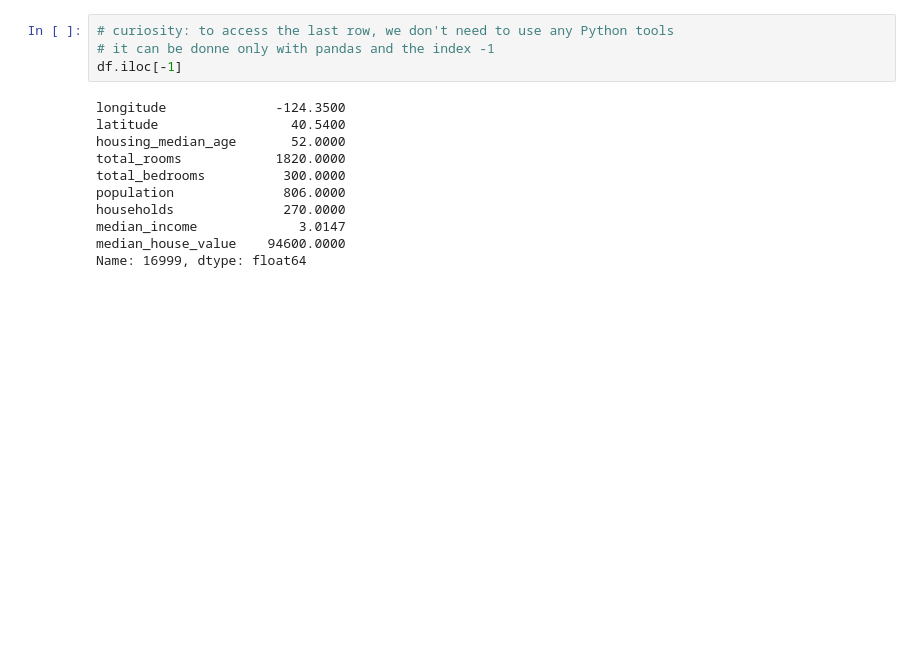
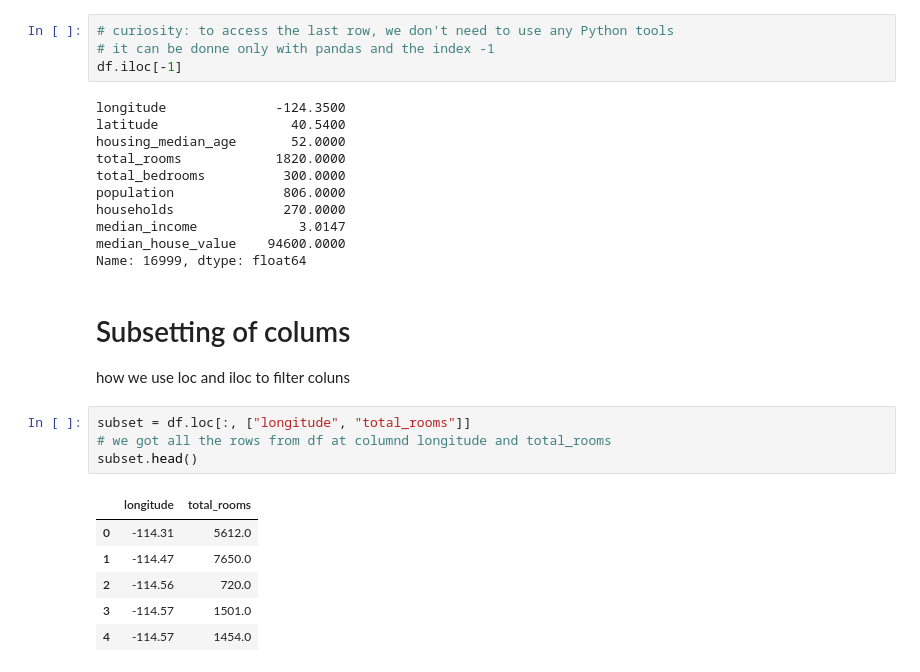
Before and after one commit to eduardagoulart/pandas_study, a Jupyter notebook: datas.ipynb, the cells around one changed output. Drawn from its saved outputs; the diff is of its cells as text; blank space fills up the shorter version.

```diff
--- a/datas.ipynb
+++ b/datas.ipynb
@@ -239,3 +239,18 @@ households              270.0000
 median_income             3.0147
 median_house_value    94600.0000
 Name: 16999, dtype: float64
+# %% [markdown]
+# Subsetting of colums
+
+how we use loc and iloc to filter coluns
+# %%
+subset = df.loc[:, ["longitude", "total_rooms"]]
+# we got all the rows from df at columnd longitude and total_rooms
+subset.head()
+# %% [output]
+|  | longitude | total_rooms |
+| 0 | -114.31 | 5612.0 |
+| 1 | -114.47 | 7650.0 |
+| 2 | -114.56 | 720.0 |
+| 3 | -114.57 | 1501.0 |
+| 4 | -114.57 | 1454.0 |
```
Also changed, not shown: parts of 1 cell of this notebook.
